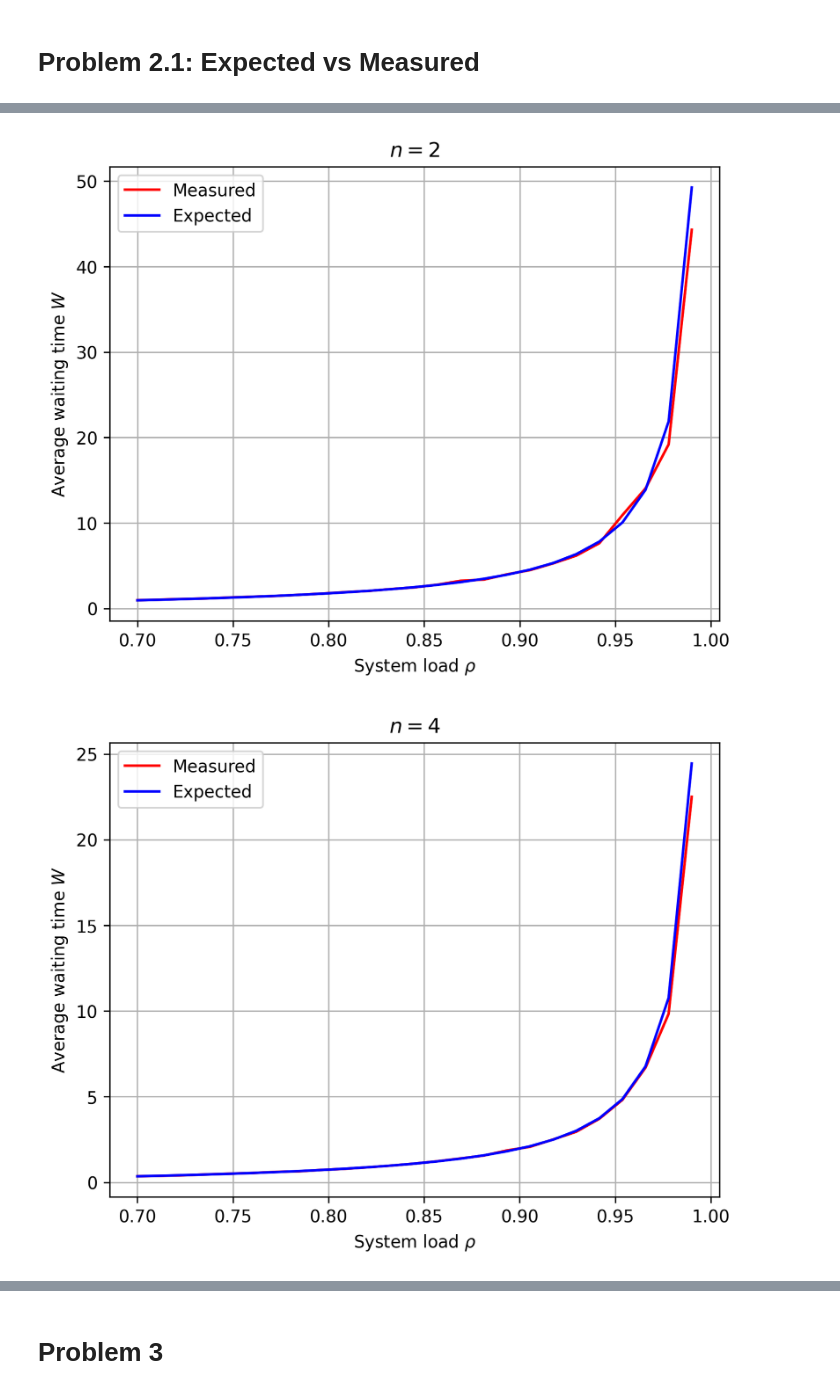
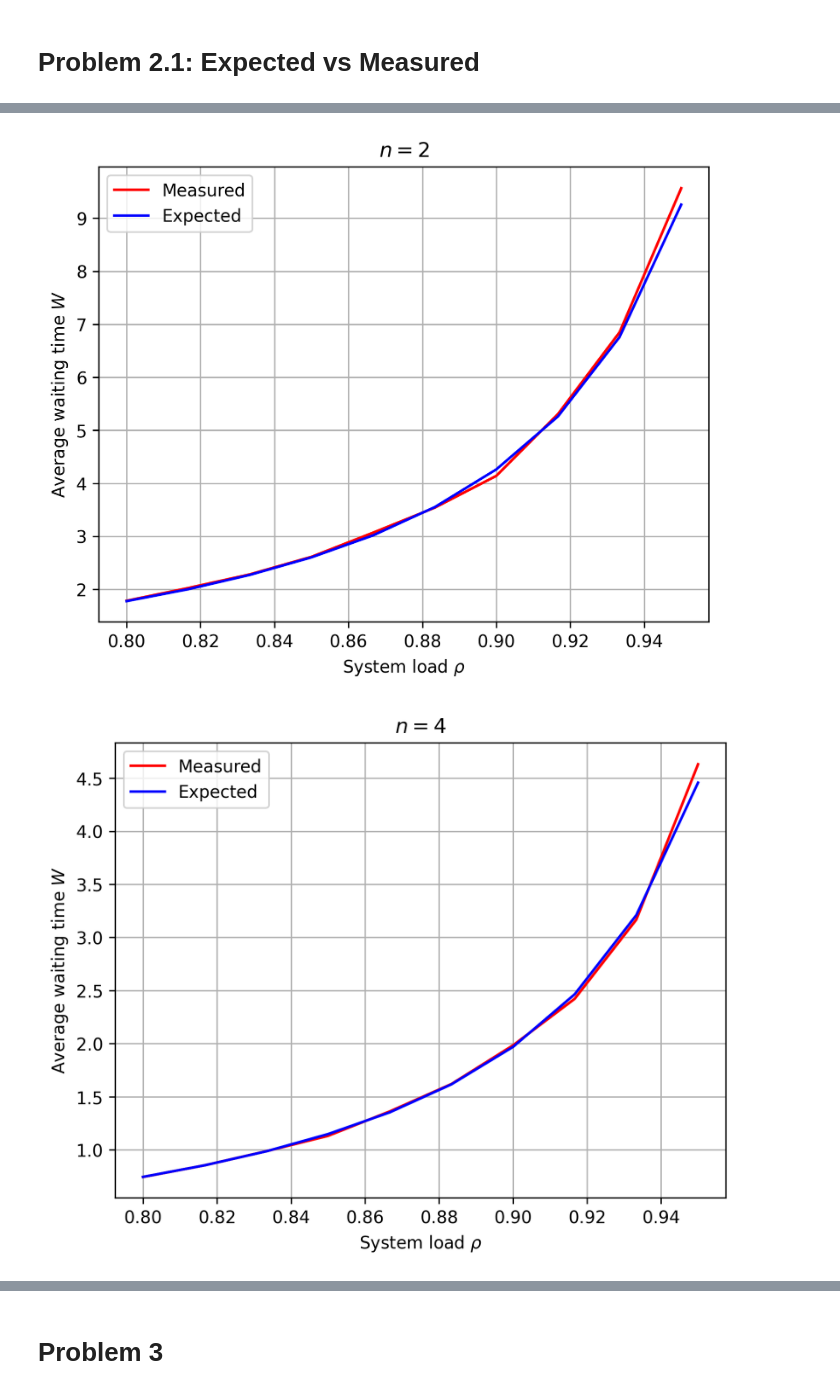
Before and after one commit to Asewlal01/WaitTimeExplorer, a Jupyter notebook: main.ipynb, the cells around one changed output, grey strips where cells are left out. Saved outputs shown, nothing was run; the diff lists cells and outputs as text; code cells hidden in the pictures.

```diff
--- a/main.ipynb
+++ b/main.ipynb
@@ -16,12 +17,13 @@ from ExpectedWaitTime import expectedWait
 # %% [markdown]
 # Constant Parameters
 # %%
-customers = 1000000
+customers = 3000000
 mu = 1
+p = 0.75
 
 # For multiple rho's and multiple servers
-ns = [1, 2, 4]
-rhos = np.linspace(0.7, 0.99, 25)
+ns = [1, 2, 4, 8]
+rhos = np.linspace(0.8, 0.95, 10)
 # %% [markdown]
 # Problem 2.1: Expected vs Measured
 # %%
@@ -51,7 +53,7 @@ for n in ns:
     results = np.array(results)
 
     # Save results
-    np.savetxt('results/MMn_FIFO.txt', results)
+    np.savetxt(f'results/MM{n}_FIFO.txt', results)
 
     # Left and right interval
     left = results[:, 0] - results[:, 1]
@@ -68,6 +70,7 @@ for n in ns:
     ax.set_xlabel('System load $\\rho$')
     ax.set_ylabel('Average waiting time $W$')
     ax.grid()
+    fig.tight_layout()
 
     # Save figure
     fig.savefig(f'results/MM{n}.jpg', dpi=300)
@@ -76,2 +79,2 @@ for n in ns:
-[figure, old version]
+[figure, new version]
-[figure, old version]
+[figure, new version]
```
Also changed, not shown: parts of 13 cells of this notebook, 8 other files.
